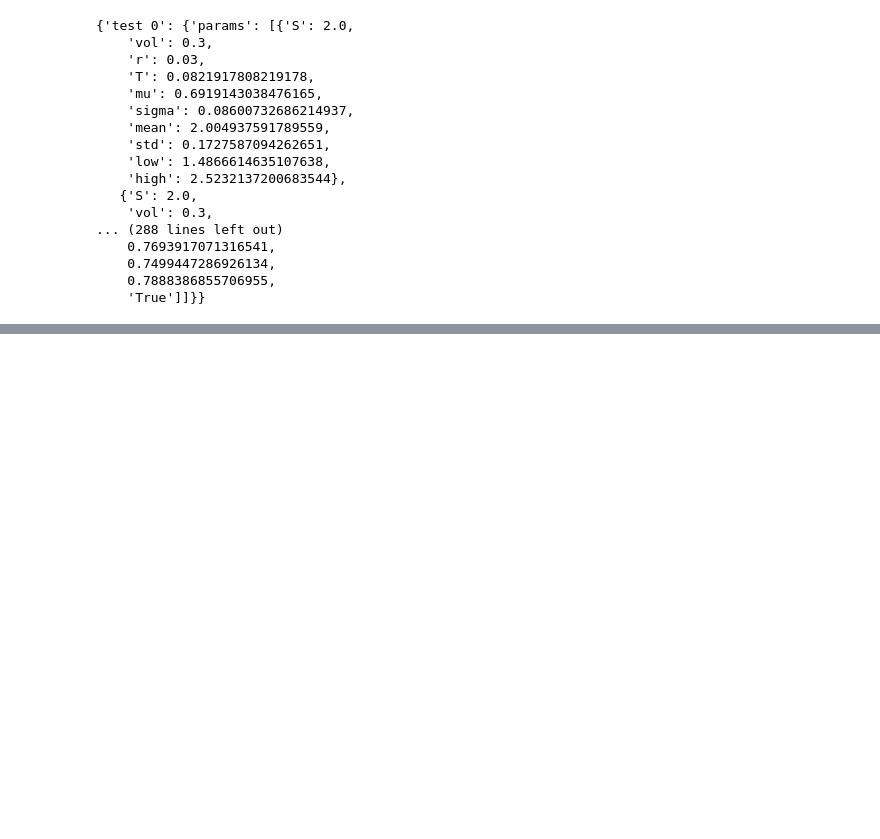
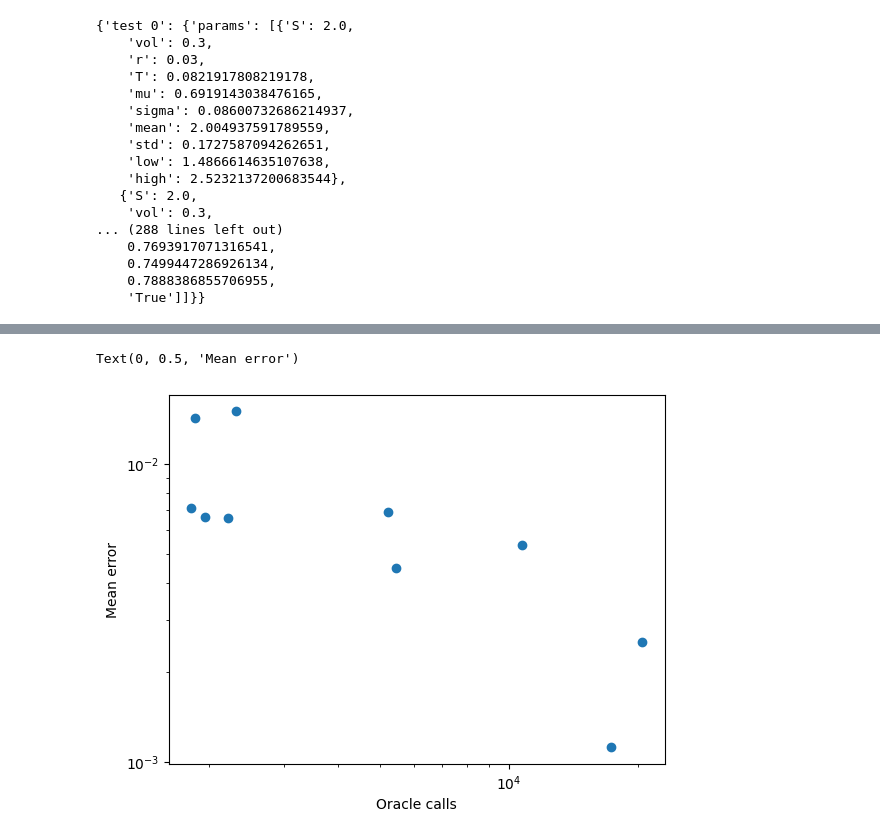
Before and after one commit to jianjun-dot/quantum-finance, a Jupyter notebook: process_results.ipynb, the cells around one changed output, grey strips where cells are left out. Saved outputs shown, nothing was run; the diff lists cells and outputs as text; code cells hidden in the pictures; blank space fills up the shorter version.

```diff
--- a/process_results.ipynb
+++ b/process_results.ipynb
@@ -25,0 +76,32 @@ with open('call_on_min_options_test_results.json') as f:
+# %%
+import numpy as np
+epsilon_range = np.linspace(0.001, 0.01, 10)
+all_results = []
+
+for i in range(10):
+    curr_result = data[i]['test 0']['results']
+    exact = curr_result[0][0]
+    results_test = []
+    for j in range(len(curr_result)):
+        lower = curr_result[j][2]
+        upper = curr_result[j][3]
+        estimate = curr_result[j][1]
+        error = abs(exact - estimate)
+        oracle_calls = curr_result[j][5]
+        results_test.append([error, oracle_calls])
+
+    results_test = np.array(results_test)
+    mean_error = np.mean(results_test[:,0])
+    mean_oracle_calls = np.mean(results_test[:,1])
+    all_results.append([mean_error, mean_oracle_calls])
+
+all_results = np.array(all_results)
+# %%
+import matplotlib.pyplot as plt
+
+plt.loglog(all_results[:,1], all_results[:,0], 'o')
+plt.xlabel('Oracle calls')
+plt.ylabel('Mean error')
+# %% [output]
+Text(0, 0.5, 'Mean error')
+[figure, added]
```
Also changed, not shown: parts of 2 cells of this notebook, 10 other files.
